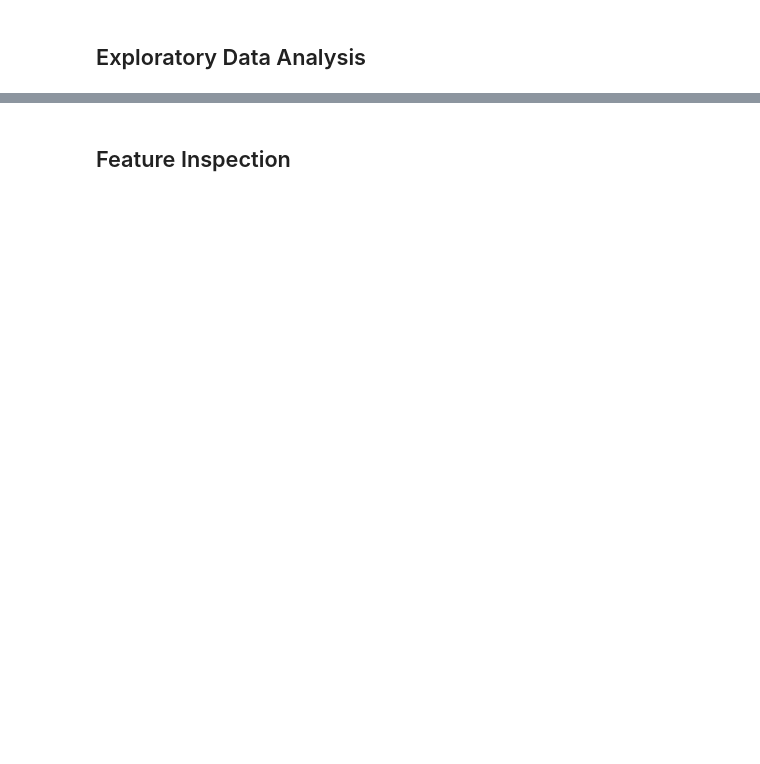
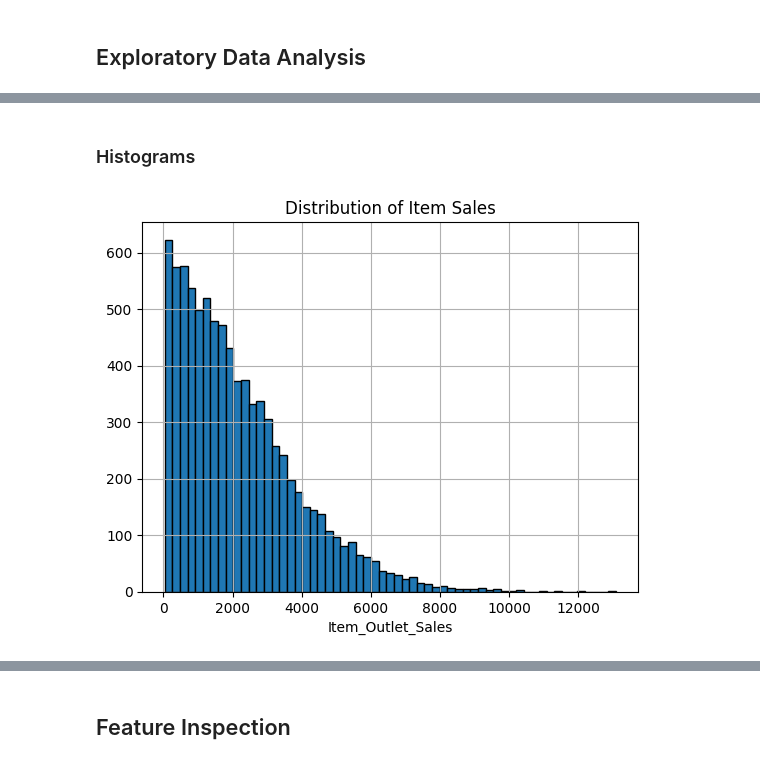
Before and after one commit to rebeccabosneac/Prediction-of-Product-Sales, a Jupyter notebook: Prediction_of_Product_Sales.ipynb, the cells around one changed output, grey strips where cells are left out. Saved outputs shown, nothing was run; the diff lists cells and outputs as text; code cells hidden in the pictures; blank space fills up the shorter version.

```diff
--- a/Prediction_of_Product_Sales.ipynb
+++ b/Prediction_of_Product_Sales.ipynb
@@ -238,0 +289,9 @@ df.describe()
+# %% [markdown]
+### Histograms
+# %%
+ax = df['Item_Outlet_Sales'].hist(bins = 'auto', edgecolor = 'black')
+ax.ticklabel_format(style='plain')
+ax.set_title('Distribution of Item Sales')
+ax.set_xlabel('Item_Outlet_Sales');
+# %% [output]
+[figure, added]
```
Also changed, not shown: parts of 101 cells of this notebook.
